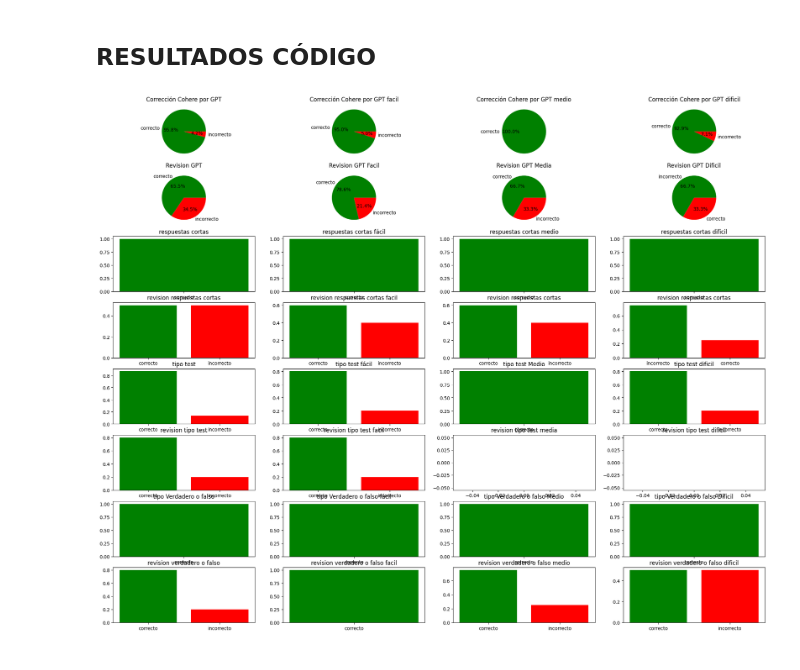
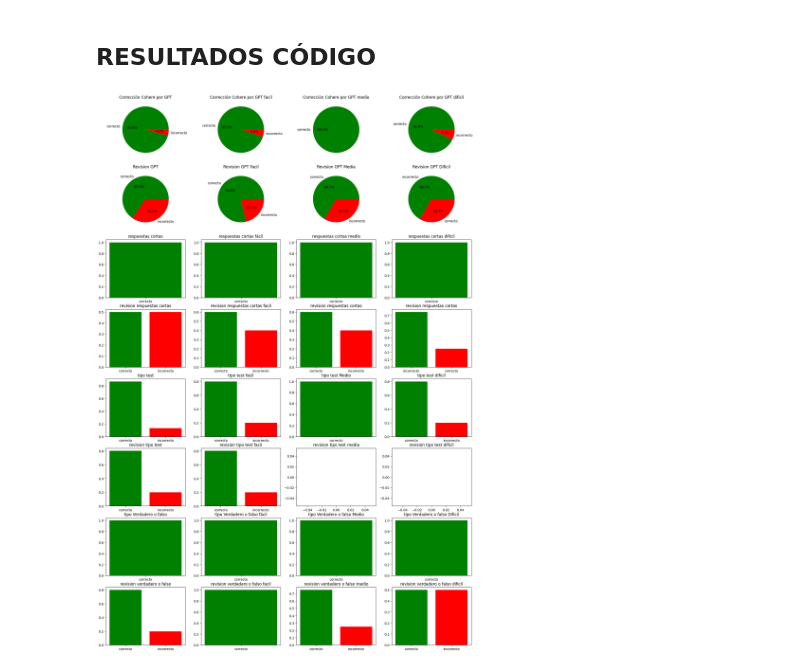
Before and after one commit to JAVI-8/TFG, a Jupyter notebook: Proyecto Prueba/estadisticas.ipynb, the cells around one changed output. Saved outputs shown, nothing was run; the diff lists cells and outputs as text; code cells hidden in the pictures.

```diff
--- a/Proyecto Prueba/estadisticas.ipynb
+++ b/Proyecto Prueba/estadisticas.ipynb
@@ -305,7 +532,7 @@ proporcionesGPTTestDificil = tetsDificilRevisiones['revision'].value_counts(norm
 proporcionesGPTVofDificil = vofDificilRevisiones['revision'].value_counts(normalize=True)
 
 # Crear una figura con dos subplots (1 fila, 2 columnas)
-fig, axs = plt.subplots(8, 4, figsize=(20, 25))
+fig, axs = plt.subplots(8, 4, figsize=(20, 30))
 
 # Crear el gráfico circular en el segundo subplot
 axs[0][0].pie(proporcionesCohere.values, labels=proporcionesCohere.index, colors=['green', 'red'], autopct='%1.1f%%')
@@ -380,31 +607,31 @@ axs[5][2].set_title('revision tipo test media')
 
 axs[5][3].bar(proporcionesGPTTestDificil.index, proporcionesGPTTestDificil.values, color=['green', 'red'])
 axs[5][3].set_title('revision tipo test dificil')
 
 axs[6][0].bar(proporcionesCohereVof.index, proporcionesCohereVof.values, color=['green', 'red'])
 axs[6][0].set_title('tipo Verdadero o falso')
 
 axs[6][1].bar(proporcionesCohereVofFacil.index, proporcionesCohereVofFacil.values, color=['green', 'red'])
 axs[6][1].set_title('tipo Verdadero o falso fácil')
 
 axs[6][2].bar(proporcionesCohereVofMedia.index, proporcionesCohereVofMedia.values, color=['green', 'red'])
 axs[6][2].set_title('tipo Verdadero o falso Medio')
 
 axs[6][3].bar(proporcionesCohereVofDificil.index, proporcionesCohereVofDificil.values, color=['green', 'red'])
 axs[6][3].set_title('tipo Verdadero o falso Dificil')
 
 axs[7][0].bar(proporcionesGPTVof.index, proporcionesGPTVof.values, color=['green', 'red'])
 axs[7][0].set_title('revision verdadero o falso')
 
 axs[7][1].bar(proporcionesGPTVofFacil.index, proporcionesGPTVofFacil.values, color=['green', 'red'])
 axs[7][1].set_title('revision verdadero o falso facil')
 
 axs[7][2].bar(proporcionesGPTVofMedia.index, proporcionesGPTVofMedia.values, color=['green', 'red'])
 axs[7][2].set_title('revision verdadero o falso medio')
 
 axs[7][3].bar(proporcionesGPTVofDificil.index, proporcionesGPTVofDificil.values, color=['green', 'red'])
 axs[7][3].set_title('revision verdadero o falso dificil')
 
 plt.show()
 # %% [output]
-[figure, old version]
+[figure, new version]
```
Also changed, not shown: parts of 11 cells of this notebook.
